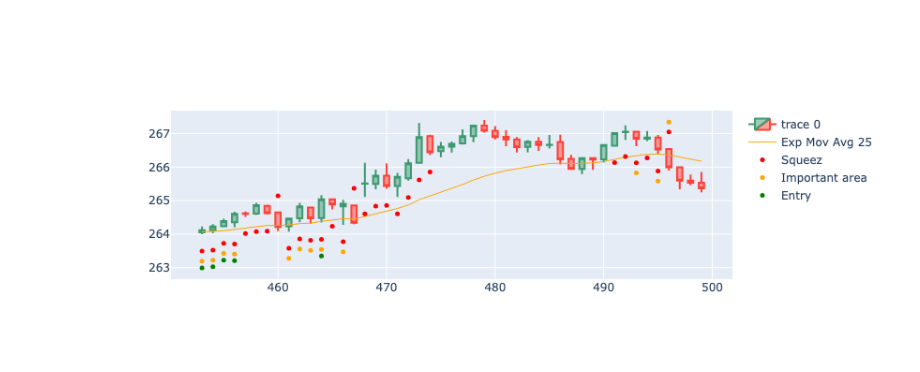
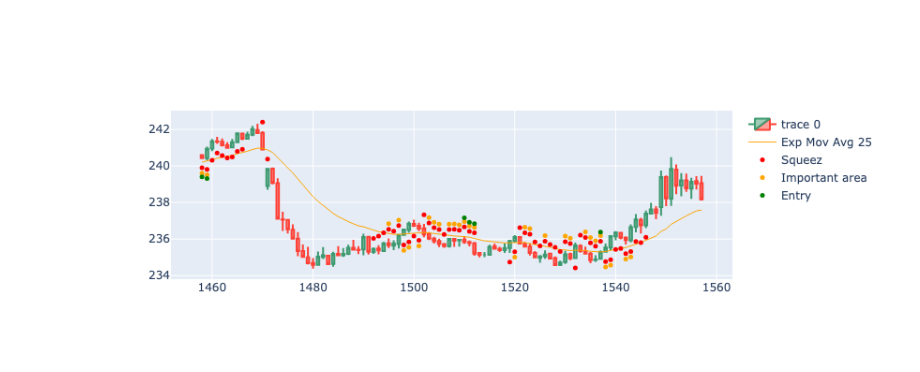
Before and after one commit to gastoncs/jupyter-docker, a Jupyter notebook: app/src/backtesting/squeez/squeez_pattern_v3.ipynb, the cells around one changed output. Cells and saved outputs as stored; diff of their text form; code cells hidden in the pictures.

```diff
--- a/app/src/backtesting/squeez/squeez_pattern_v3.ipynb
+++ b/app/src/backtesting/squeez/squeez_pattern_v3.ipynb
@@ -71,7 +71,6 @@ def detectPosibleBreak(candle)->None:
          close>ema25 and \
          squeezeCloseToEma and \
          isUptrend(candle):
-
         posibleBreak = EMA25['PRICE_ACCION_OVER'].value
     else:
         posibleBreak = EMA25['PRICE_ACCION_NEUTRAL'].value
@@ -98,10 +97,9 @@ def detectSqueeze()->None:
     df.loc[cond2, 'squeezedArea'] = EMA25['PRICE_ACCION_OVER'].value
 
 if __name__ == '__main__':
-    pd.options.mode.copy_on_write = True
 
     df = pd.read_csv("../data/MSFT/MSFT.USUSD_Candlestick_5_M_BID_01.09.2022-21.09.2024.csv")
-    df=df[0:5000]
+    df=df[0:10000]
     df=df[df['Volume']!=0]
     df=df[df.High!=df.Low]
 
@@ -135,11 +133,9 @@ if __name__ == '__main__':
 
     df = df[['datetime_est','Open','High','Low','Close','Volume','ema25','squeezedArea','squeezeCloseToEma','posibleBreak']]
 
-    #result = df[(df["posibleBreak"]==1) & (df["tendency"]==1)]
-    #result = df[df["tendency"]==0]
+with pd.option_context("mode.copy_on_write", True):
     result = df[df["posibleBreak"]==2]
-    #print(df.tail(100))
     print(result.tail())
-    #print(result.info())
+    print(result.info())
     #df.to_csv('trend.csv', index=False)
 # %% [output]
@@ -194,30 +190,30 @@ df['posibleBreakArea'] = df.apply(lambda row: posibleBreakArea(row), axis=1)
 # %%
 import plotly.io as pio
 import plotly.graph_objects as go
 
-dfpl = df[453:500]
+dfpl = df[1458:1558]
 
 fig = go.Figure(
     data=[
         go.Candlestick(
             x=dfpl.index,
             open=dfpl['Open'],
             high=dfpl['High'],
             low=dfpl['Low'],
             close=dfpl['Close']),
         go.Scatter(
             x=dfpl.index,
             y=dfpl['ema25'],
             line=dict(color='orange', width=1),
             name="Exp Mov Avg 25")
     ]
 )
 
 fig.add_scatter(x=dfpl.index, y=dfpl['squezzeArea'], mode="markers", marker=dict(size=5, color="red"), name="Squeez")
 fig.add_scatter(x=dfpl.index, y=dfpl['squeezeCloseToEmaArea'], mode="markers", marker=dict(size=5, color="orange"), name="Important area")
 fig.add_scatter(x=dfpl.index, y=dfpl['posibleBreakArea'], mode="markers", marker=dict(size=5, color="green"), name="Entry")
 
 fig.update_layout(xaxis_rangeslider_visible=False)
 fig.show()
 # %% [output]
-[figure, old version]
+[figure, new version]
```
Also changed, not shown: parts of 1 cell of this notebook.
